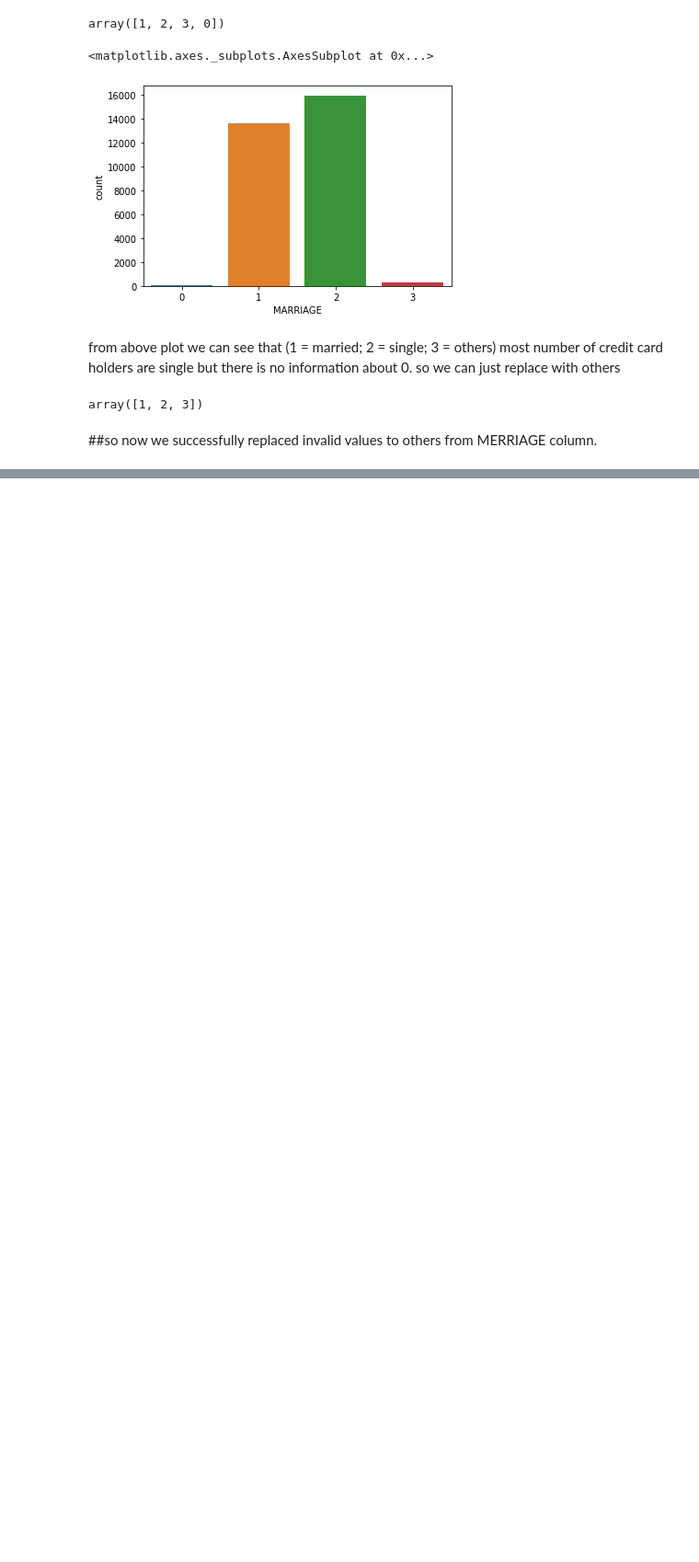
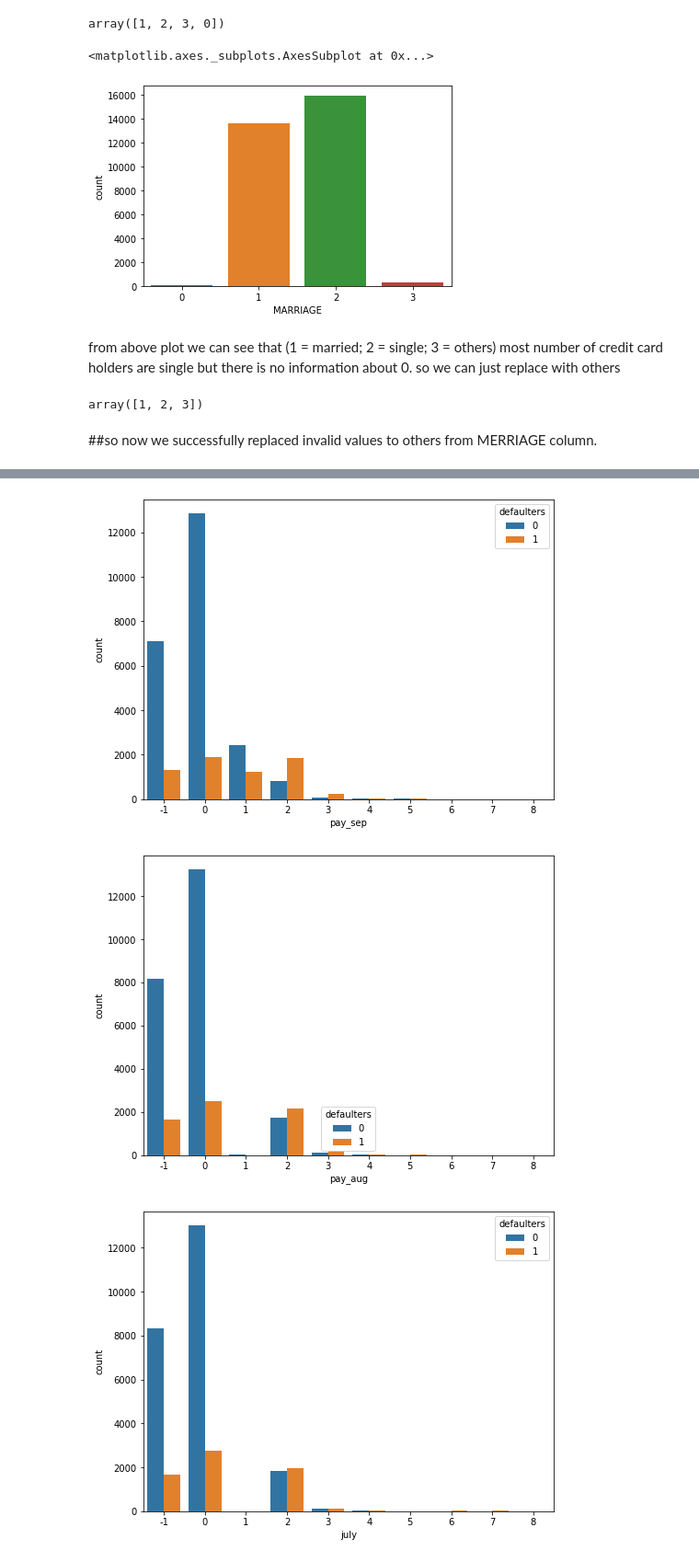
Before and after one commit to IfrazQazi/Credit-Card-Default-Prediction, a Jupyter notebook: Credit_Card_Default_Prediction.ipynb, the cells around one changed output, grey strips where cells are left out. Shown: that part at 92% size. Saved outputs shown, nothing was run; the diff lists cells and outputs as text; code cells hidden in the pictures; blank space fills up the shorter version.

```diff
--- a/Credit_Card_Default_Prediction.ipynb
+++ b/Credit_Card_Default_Prediction.ipynb
@@ -297,0 +334,4 @@ cat=df[['SEX', 'EDUCATION', 'MARRIAGE', 'AGE','defaulters']]
+# %%
+for i in month_pay:
+
+  df[i].replace({-2:-1} , inplace=True)
@@ -297,0 +350,3 @@ cat=df[['SEX', 'EDUCATION', 'MARRIAGE', 'AGE','defaulters']]
+# %%
+for i in month_pay:
+  print(f'unique values of {i} : {df[i].unique()}')
@@ -297,0 +362,9 @@ cat=df[['SEX', 'EDUCATION', 'MARRIAGE', 'AGE','defaulters']]
+# %%
+for i in month_pay:
+  plt.subplots(1,1,figsize=(8,6))
+  sns.countplot(df[i],hue=df['defaulters'])
+plt.show()
+# %% [output]
+[figure, added]
+[figure, added]
+[figure, added]
```
Also changed, not shown: parts of 34 cells of this notebook.
